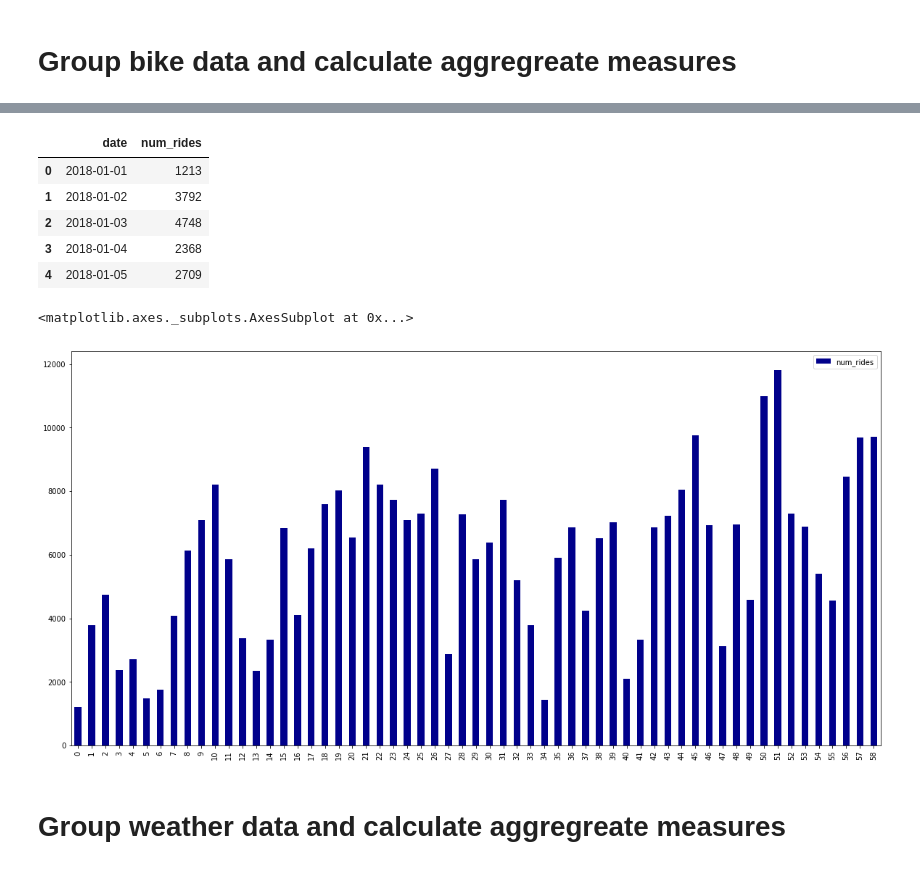
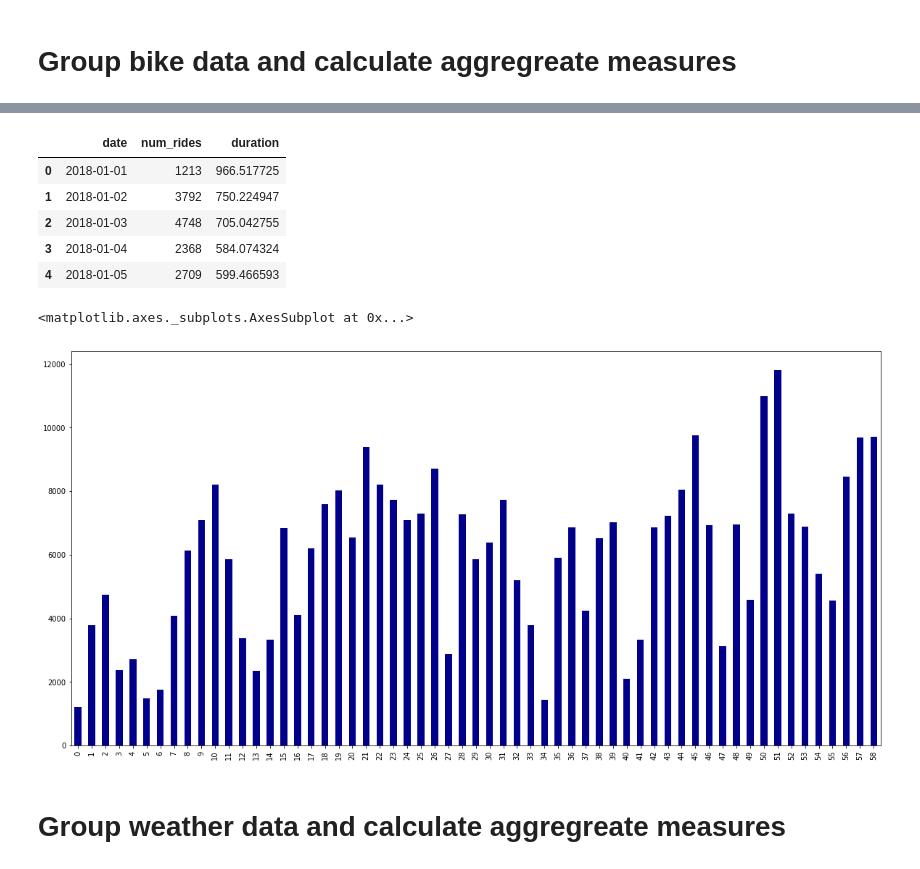
Before and after one commit to CurtLH/dSci-Projects, a Jupyter notebook: p17_bikeshare/merge_bikeshare_and_weather_data.ipynb, the cells around one changed output, grey strips where cells are left out. Cells and saved outputs as stored; diff of their text form; code cells hidden in the pictures.

Commit message:
Change process for aggregrating data

```diff
--- a/p17_bikeshare/merge_bikeshare_and_weather_data.ipynb
+++ b/p17_bikeshare/merge_bikeshare_and_weather_data.ipynb
@@ -112,9 +112,13 @@ bikes.head()
 # %%
 # create a column with just the date
 bikes['date'] = bikes['start_date'].dt.date
+# %%
+# define aggregrations to calculate on grouped data
+bike_arr = {'duration': 'mean',
+            'start_date': 'size'}
 # %%
-# group by date and calculate the number of rides per day
-bike_grouped = bikes.groupby('date', as_index=False)['start_date'].count()
+# group by date and calculate aggregreations
+bike_grouped = bikes.groupby('date', as_index=False).agg(bike_arr)
 
 # rename start_date column as count
 bike_grouped = bike_grouped.rename({'start_date': 'num_rides'}, axis=1)
@@ -122,18 +126,18 @@ bike_grouped = bike_grouped.rename({'start_date': 'num_rides'}, axis=1)
 # inspect the grouped data
 bike_grouped.head()
 # %% [output]
-|  | date | num_rides |
-| 0 | 2018-01-01 | 1213 |
-| 1 | 2018-01-02 | 3792 |
-| 2 | 2018-01-03 | 4748 |
-| 3 | 2018-01-04 | 2368 |
-| 4 | 2018-01-05 | 2709 |
+|  | date | num_rides | duration |
+| 0 | 2018-01-01 | 1213 | 966.517725 |
+| 1 | 2018-01-02 | 3792 | 750.224947 |
+| 2 | 2018-01-03 | 4748 | 705.042755 |
+| 3 | 2018-01-04 | 2368 | 584.074324 |
+| 4 | 2018-01-05 | 2709 | 599.466593 |
 # %%
 # plot the number of rides per day
-bike_grouped.plot(kind="bar", color="DarkBlue")
+bike_grouped['num_rides'].plot(kind="bar", color="DarkBlue")
 # %% [output]
 <matplotlib.axes._subplots.AxesSubplot at 0x...>
-[figure, old version]
+[figure, new version]
 # %% [markdown]
 # Group weather data and calculate aggregreate measures
 # %%
```
Also changed, not shown: parts of 3 cells of this notebook.
